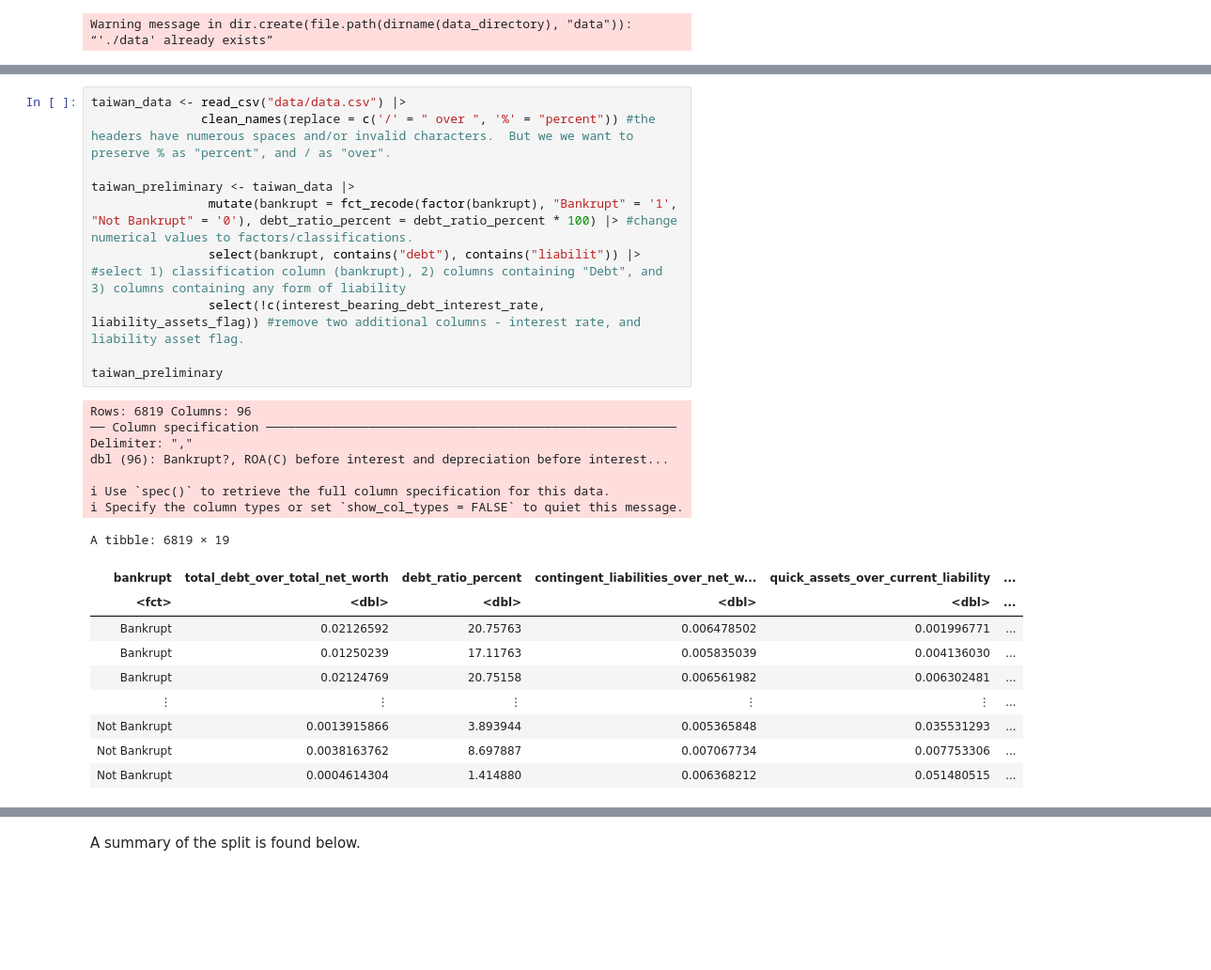
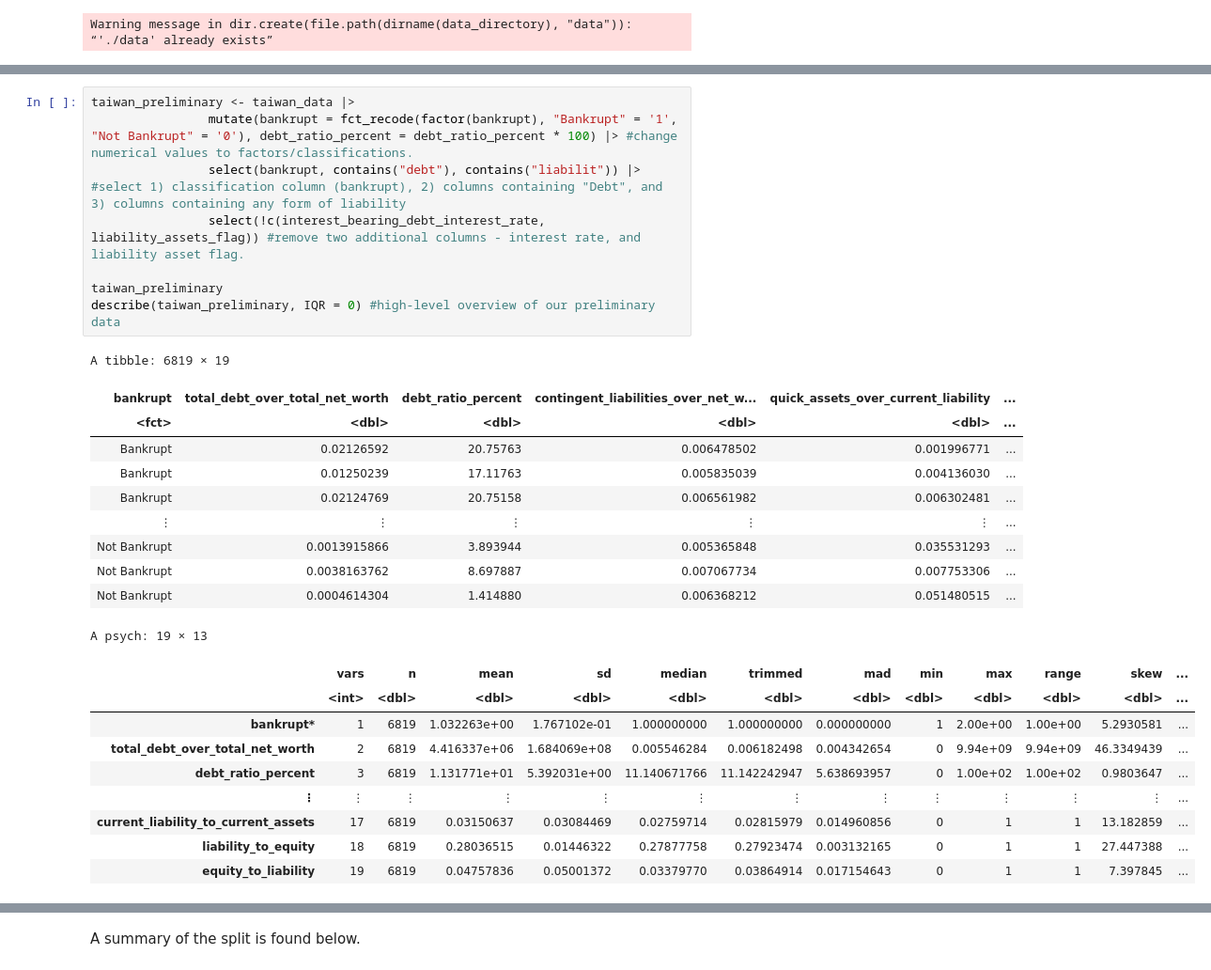
Before and after one commit to Yuxuantls/Dsci_100_group_32, a Jupyter notebook: Group 32 - Project Report.ipynb, the cells around one changed output, grey strips where cells are left out. Shown: that part at 94% size. Saved outputs shown, nothing was run; the diff lists cells and outputs as text; blank space fills up the shorter version.

```diff
--- a/Group 32 - Project Report.ipynb
+++ b/Group 32 - Project Report.ipynb
@@ -88,33 +106,34 @@ In the process of tidying,, we made the following adjustments to:
  4) Remove preliminary columns which fall within the selection but do not have relevant data for us, namely: interest_bearing_debt_interest_rate and liability_assets_flag
  5) Mutated the debt_ratio_percent column via a multiplication of 100 to provide a more human-understandable value for the category, which is a percentage
 # %%
-taiwan_data <- read_csv("data/data.csv") |>
-               clean_names(replace = c('/' = " over ", '%' = "percent")) #the headers have numerous spaces and/or invalid characters.  But we we want to preserve % as "percent", and / as "over".
-
 taiwan_preliminary <- taiwan_data |>
                 mutate(bankrupt = fct_recode(factor(bankrupt), "Bankrupt" = '1', "Not Bankrupt" = '0'), debt_ratio_percent = debt_ratio_percent * 100) |> #change numerical values to factors/classifications.
                 select(bankrupt, contains("debt"), contains("liabilit")) |>  #select 1) classification column (bankrupt), 2) columns containing "Debt", and 3) columns containing any form of liability
                 select(!c(interest_bearing_debt_interest_rate, liability_assets_flag)) #remove two additional columns - interest rate, and liability asset flag.
 
 taiwan_preliminary
+describe(taiwan_preliminary, IQR = 0) #high-level overview of our preliminary data
 # %% [output]
-Rows: 6819 Columns: 96
-── Column specification ────────────────────────────────────────────────────────
-Delimiter: ","
-dbl (96): Bankrupt?, ROA(C) before interest and depreciation before interest...
-
-ℹ Use `spec()` to retrieve the full column specification for this data.
-ℹ Specify the column types or set `show_col_types = FALSE` to quiet this message.
+A tibble: 6819 × 19
+| bankrupt | total_debt_over_total_net_worth | debt_ratio_percent | contingent_liabilities_over_net_w... | quick_assets_over_current_liability | ... |
+| <fct> | <dbl> | <dbl> | <dbl> | <dbl> | ... |
+| Bankrupt | 0.02126592 | 20.75763 | 0.006478502 | 0.001996771 | ... |
+| Bankrupt | 0.01250239 | 17.11763 | 0.005835039 | 0.004136030 | ... |
+| Bankrupt | 0.02124769 | 20.75158 | 0.006561982 | 0.006302481 | ... |
+| ⋮ | ⋮ | ⋮ | ⋮ | ⋮ | ... |
+| Not Bankrupt | 0.0013915866 | 3.893944 | 0.005365848 | 0.035531293 | ... |
+| Not Bankrupt | 0.0038163762 | 8.697887 | 0.007067734 | 0.007753306 | ... |
+| Not Bankrupt | 0.0004614304 | 1.414880 | 0.006368212 | 0.051480515 | ... |
-A tibble: 6819 × 19
+A psych: 19 × 13
-| bankrupt | total_debt_over_total_net_worth | debt_ratio_percent | contingent_liabilities_over_net_w... | quick_assets_over_current_liability | ... |
-| <fct> | <dbl> | <dbl> | <dbl> | <dbl> | ... |
-| Bankrupt | 0.02126592 | 20.75763 | 0.006478502 | 0.001996771 | ... |
-| Bankrupt | 0.01250239 | 17.11763 | 0.005835039 | 0.004136030 | ... |
-| Bankrupt | 0.02124769 | 20.75158 | 0.006561982 | 0.006302481 | ... |
-| ⋮ | ⋮ | ⋮ | ⋮ | ⋮ | ... |
-| Not Bankrupt | 0.0013915866 | 3.893944 | 0.005365848 | 0.035531293 | ... |
-| Not Bankrupt | 0.0038163762 | 8.697887 | 0.007067734 | 0.007753306 | ... |
-| Not Bankrupt | 0.0004614304 | 1.414880 | 0.006368212 | 0.051480515 | ... |
+|  | vars | n | mean | sd | median | trimmed | mad | min | max | range | skew | ... |
+|  | <int> | <dbl> | <dbl> | <dbl> | <dbl> | <dbl> | <dbl> | <dbl> | <dbl> | <dbl> | <dbl> | ... |
+| bankrupt* | 1 | 6819 | 1.032263e+00 | 1.767102e-01 | 1.000000000 | 1.000000000 | 0.000000000 | 1 | 2.00e+00 | 1.00e+00 | 5.2930581 | ... |
+| total_debt_over_total_net_worth | 2 | 6819 | 4.416337e+06 | 1.684069e+08 | 0.005546284 | 0.006182498 | 0.004342654 | 0 | 9.94e+09 | 9.94e+09 | 46.3349439 | ... |
+| debt_ratio_percent | 3 | 6819 | 1.131771e+01 | 5.392031e+00 | 11.140671766 | 11.142242947 | 5.638693957 | 0 | 1.00e+02 | 1.00e+02 | 0.9803647 | ... |
+| ⋮ | ⋮ | ⋮ | ⋮ | ⋮ | ⋮ | ⋮ | ⋮ | ⋮ | ⋮ | ⋮ | ⋮ | ... |
+| current_liability_to_current_assets | 17 | 6819 | 0.03150637 | 0.03084469 | 0.02759714 | 0.02815979 | 0.014960856 | 0 | 1 | 1 | 13.182859 | ... |
+| liability_to_equity | 18 | 6819 | 0.28036515 | 0.01446322 | 0.27877758 | 0.27923474 | 0.003132165 | 0 | 1 | 1 | 27.447388 | ... |
+| equity_to_liability | 19 | 6819 | 0.04757836 | 0.05001372 | 0.03379770 | 0.03864914 | 0.017154643 | 0 | 1 | 1 | 7.397845 | ... |
 # %% [markdown]
 The initial tiding and wrangling narrowed down the financial metrics to those which include debt and/or liabilities to 19 columns. Within that 19, we have the following:
 
```
Also changed, not shown: parts of 36 cells of this notebook.
